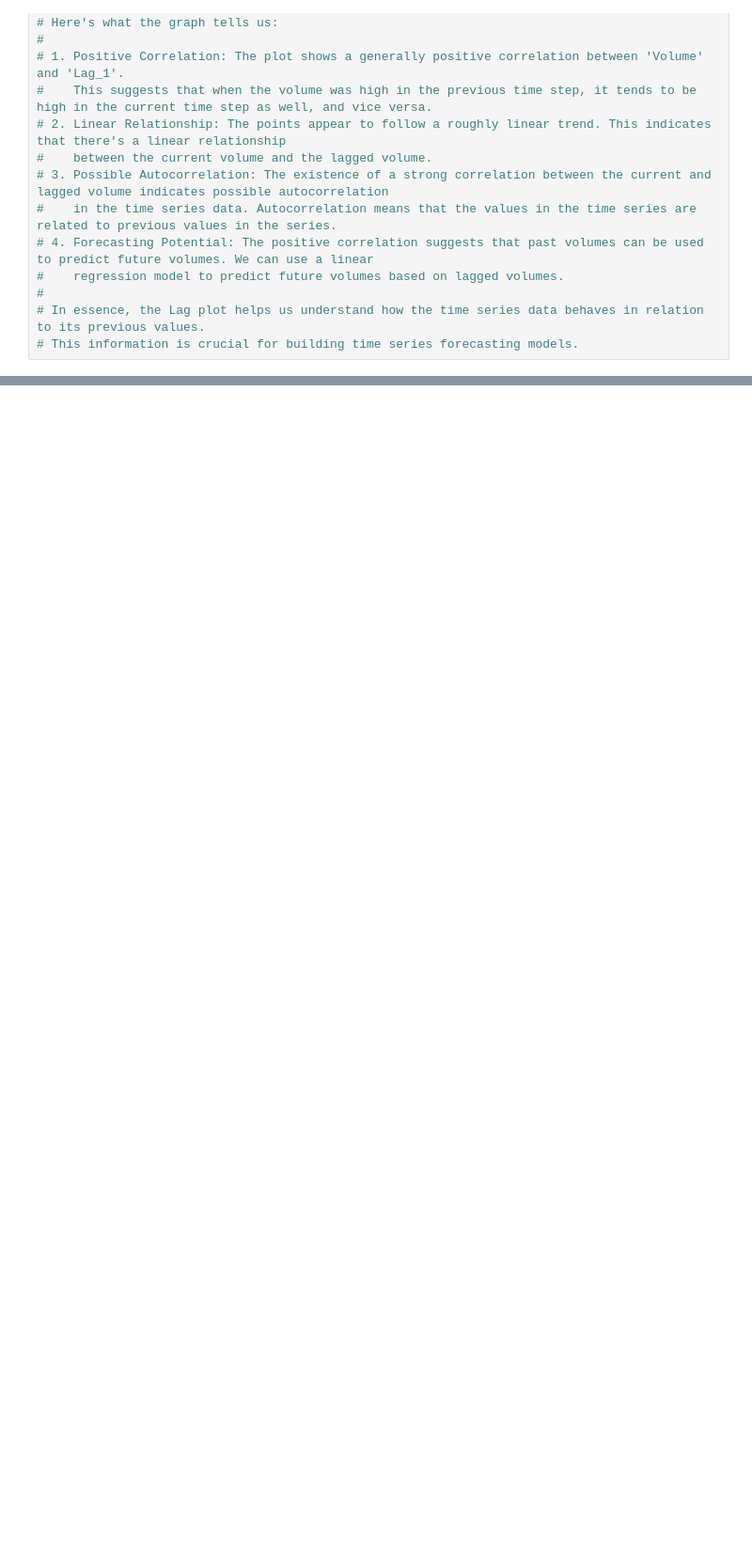
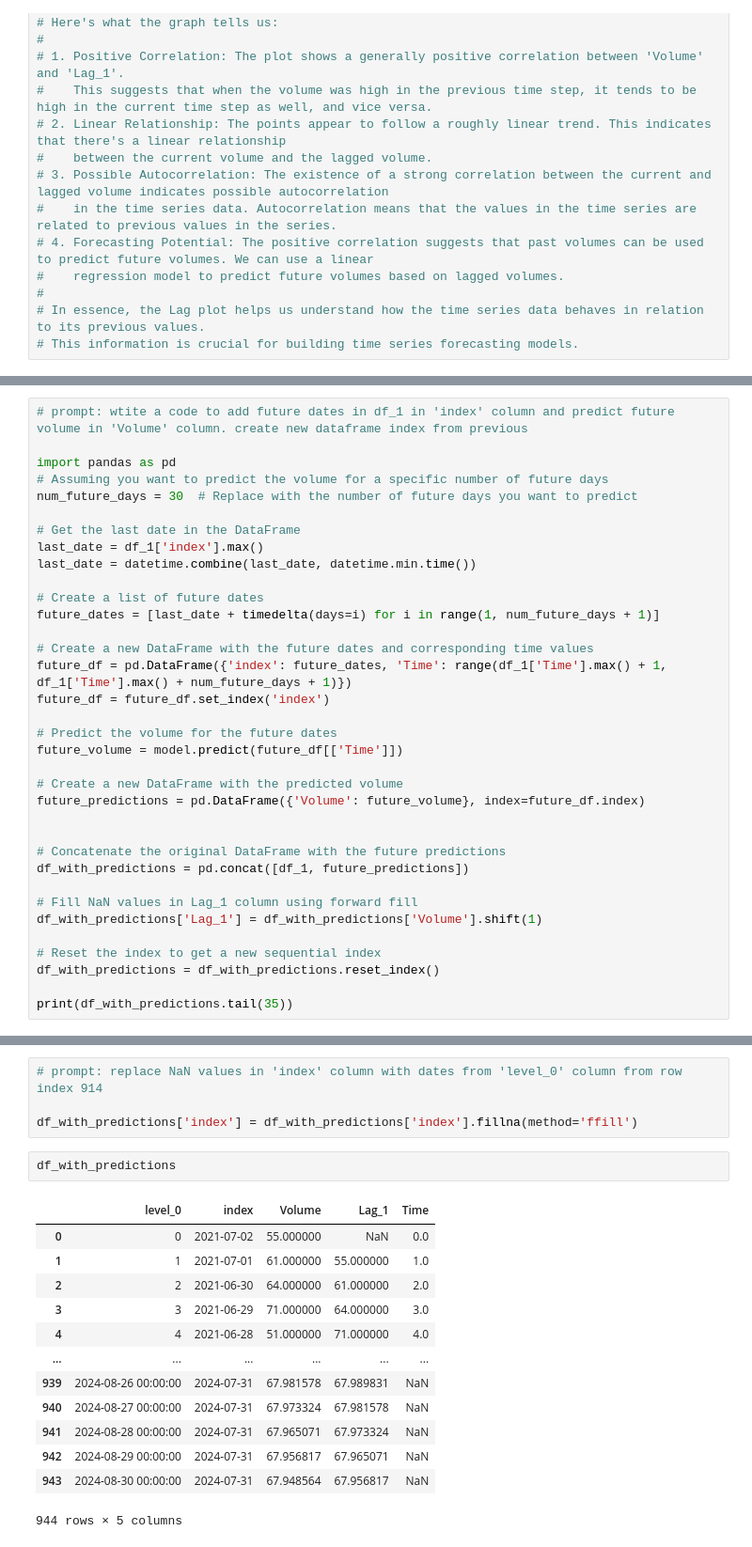
Before and after one commit to PrashantS87/Time_Series_Forecasting, a Jupyter notebook: TSF.ipynb, the cells around one changed output, grey strips where cells are left out. Shown at 94% size. Drawn from its saved outputs; the diff is of its cells as text; blank space fills up the shorter version.

```diff
--- a/TSF.ipynb
+++ b/TSF.ipynb
@@ -157,0 +246,35 @@ ax.set_title('Lag Plot of Volumes');
+# %%
+# prompt: wtite a code to add future dates in df_1 in 'index' column and predict future volume in 'Volume' column. create new dataframe index from previous
+
+import pandas as pd
+# Assuming you want to predict the volume for a specific number of future days
+num_future_days = 30  # Replace with the number of future days you want to predict
+
+# Get the last date in the DataFrame
+last_date = df_1['index'].max()
+last_date = datetime.combine(last_date, datetime.min.time())
+
+# Create a list of future dates
+future_dates = [last_date + timedelta(days=i) for i in range(1, num_future_days + 1)]
+
+# Create a new DataFrame with the future dates and corresponding time values
+future_df = pd.DataFrame({'index': future_dates, 'Time': range(df_1['Time'].max() + 1, df_1['Time'].max() + num_future_days + 1)})
+future_df = future_df.set_index('index')
+
+# Predict the volume for the future dates
+future_volume = model.predict(future_df[['Time']])
+
+# Create a new DataFrame with the predicted volume
+future_predictions = pd.DataFrame({'Volume': future_volume}, index=future_df.index)
+
+
+# Concatenate the original DataFrame with the future predictions
+df_with_predictions = pd.concat([df_1, future_predictions])
+
+# Fill NaN values in Lag_1 column using forward fill
+df_with_predictions['Lag_1'] = df_with_predictions['Volume'].shift(1)
+
+# Reset the index to get a new sequential index
+df_with_predictions = df_with_predictions.reset_index()
+
+print(df_with_predictions.tail(35))
@@ -157,0 +299,20 @@ ax.set_title('Lag Plot of Volumes');
+# %%
+# prompt: replace NaN values in 'index' column with dates from 'level_0' column from row index 914
+
+df_with_predictions['index'] = df_with_predictions['index'].fillna(method='ffill')
+# %%
+df_with_predictions
+# %% [output]
+|  | level_0 | index | Volume | Lag_1 | Time |
+| 0 | 0 | 2021-07-02 | 55.000000 | NaN | 0.0 |
+| 1 | 1 | 2021-07-01 | 61.000000 | 55.000000 | 1.0 |
+| 2 | 2 | 2021-06-30 | 64.000000 | 61.000000 | 2.0 |
+| 3 | 3 | 2021-06-29 | 71.000000 | 64.000000 | 3.0 |
+| 4 | 4 | 2021-06-28 | 51.000000 | 71.000000 | 4.0 |
+| ... | ... | ... | ... | ... | ... |
+| 939 | 2024-08-26 00:00:00 | 2024-07-31 | 67.981578 | 67.989831 | NaN |
+| 940 | 2024-08-27 00:00:00 | 2024-07-31 | 67.973324 | 67.981578 | NaN |
+| 941 | 2024-08-28 00:00:00 | 2024-07-31 | 67.965071 | 67.973324 | NaN |
+| 942 | 2024-08-29 00:00:00 | 2024-07-31 | 67.956817 | 67.965071 | NaN |
+| 943 | 2024-08-30 00:00:00 | 2024-07-31 | 67.948564 | 67.956817 | NaN |
+944 rows × 5 columns
```
Also changed, not shown: parts of 16 cells of this notebook.
